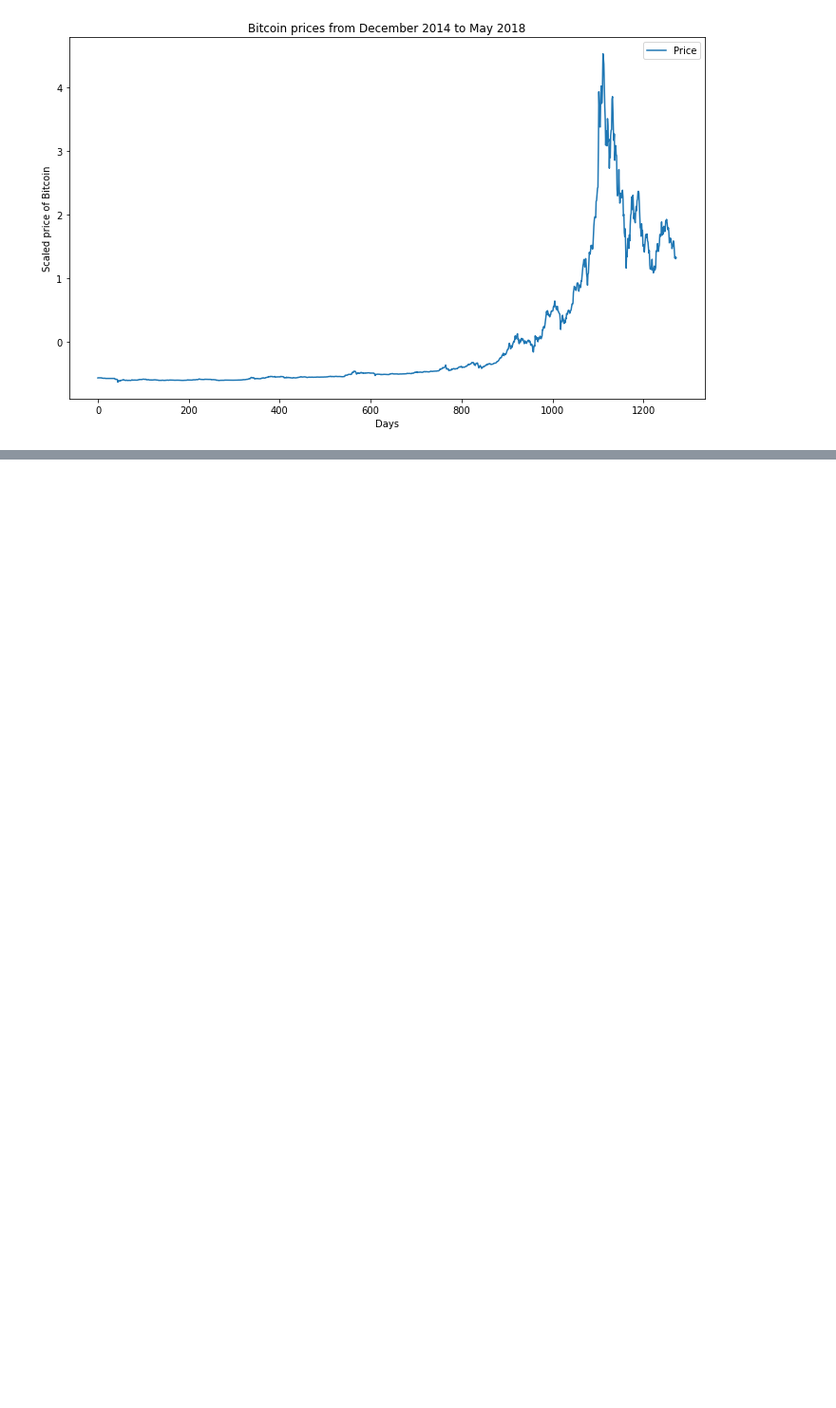
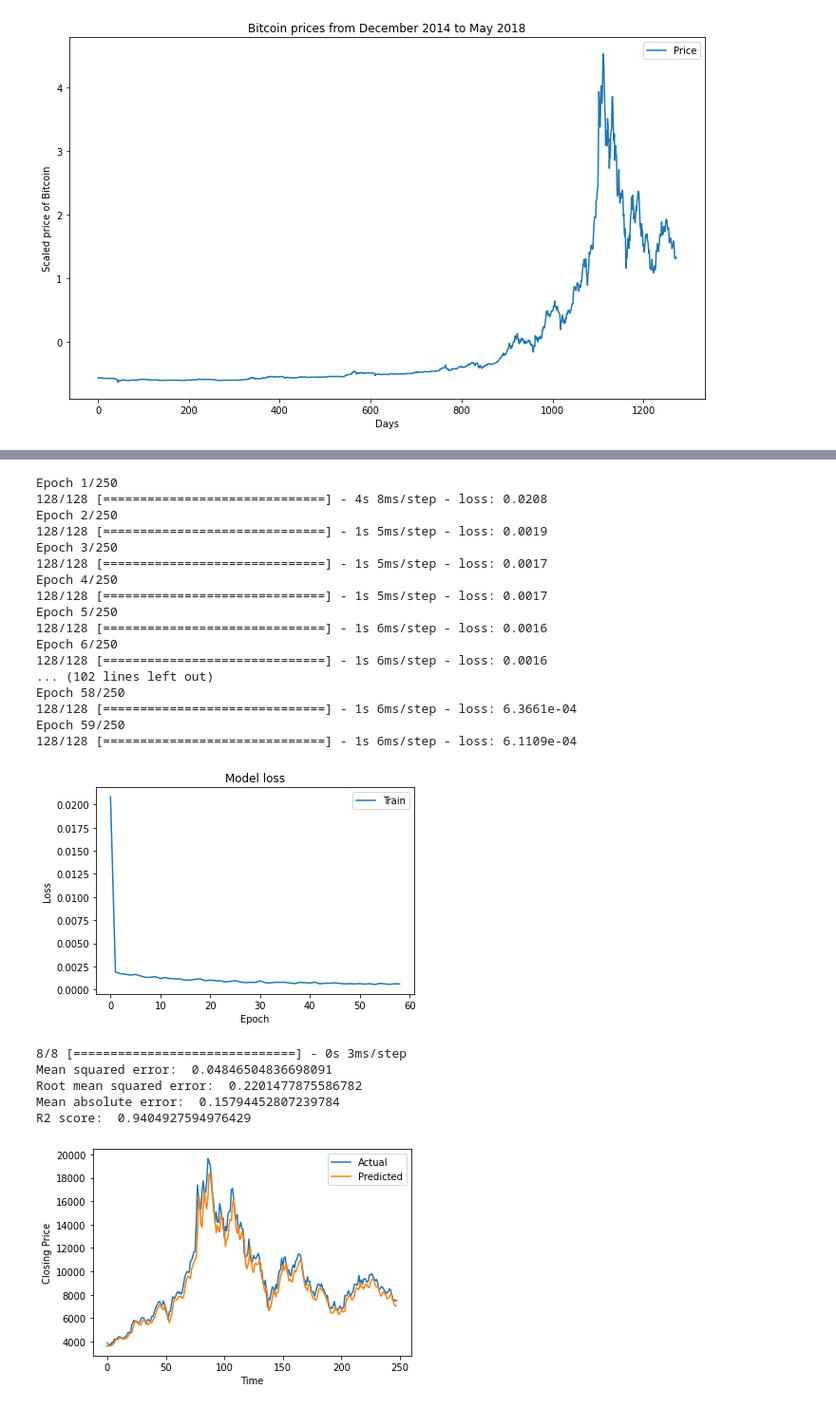
Before and after one commit to ViniciusPrincipe/BitcoinPrediction-LSTM, a Jupyter notebook: BtcLSTM.ipynb, the cells around one changed output, grey strips where cells are left out. Shown at 95% size. Cells and saved outputs as stored; diff of their text form; code cells hidden in the pictures; blank space fills up the shorter version.

```diff
--- a/BtcLSTM.ipynb
+++ b/BtcLSTM.ipynb
@@ -633,0 +180,37 @@ Fiquei um pouco desconfiado por conta da grande diferença de loss entre treino
+# %%
+#modelo com dropout
+model = Sequential()
+model.add(LSTM(50, input_shape=(window_size, 1)))
+model.add(Dropout(0.1))
+model.add(Dense(1))
+optimizer = keras.optimizers.Adam()
+model.compile(loss='mean_squared_error', optimizer= optimizer)
+
+history = model.fit(x_train, y_train, epochs=250, batch_size=8,callbacks=[early_stop_train])
+plot_history(history)
+model_evaluation(model,x_test,y_test)
+# %% [output]
+Epoch 1/250
+128/128 [==============================] - 4s 8ms/step - loss: 0.0208
+Epoch 2/250
+128/128 [==============================] - 1s 5ms/step - loss: 0.0019
+Epoch 3/250
+128/128 [==============================] - 1s 5ms/step - loss: 0.0017
+Epoch 4/250
+128/128 [==============================] - 1s 5ms/step - loss: 0.0017
+Epoch 5/250
+128/128 [==============================] - 1s 6ms/step - loss: 0.0016
+Epoch 6/250
+128/128 [==============================] - 1s 6ms/step - loss: 0.0016
+... (102 lines left out)
+Epoch 58/250
+128/128 [==============================] - 1s 6ms/step - loss: 6.3661e-04
+Epoch 59/250
+128/128 [==============================] - 1s 6ms/step - loss: 6.1109e-04
+[figure, added]
+8/8 [==============================] - 0s 3ms/step
+Mean squared error:  0.04846504836698091
+Root mean squared error:  0.2201477875586782
+Mean absolute error:  0.15794452807239784
+R2 score:  0.9404927594976429
+[figure, added]
```
Also changed, not shown: parts of 66 cells of this notebook.
